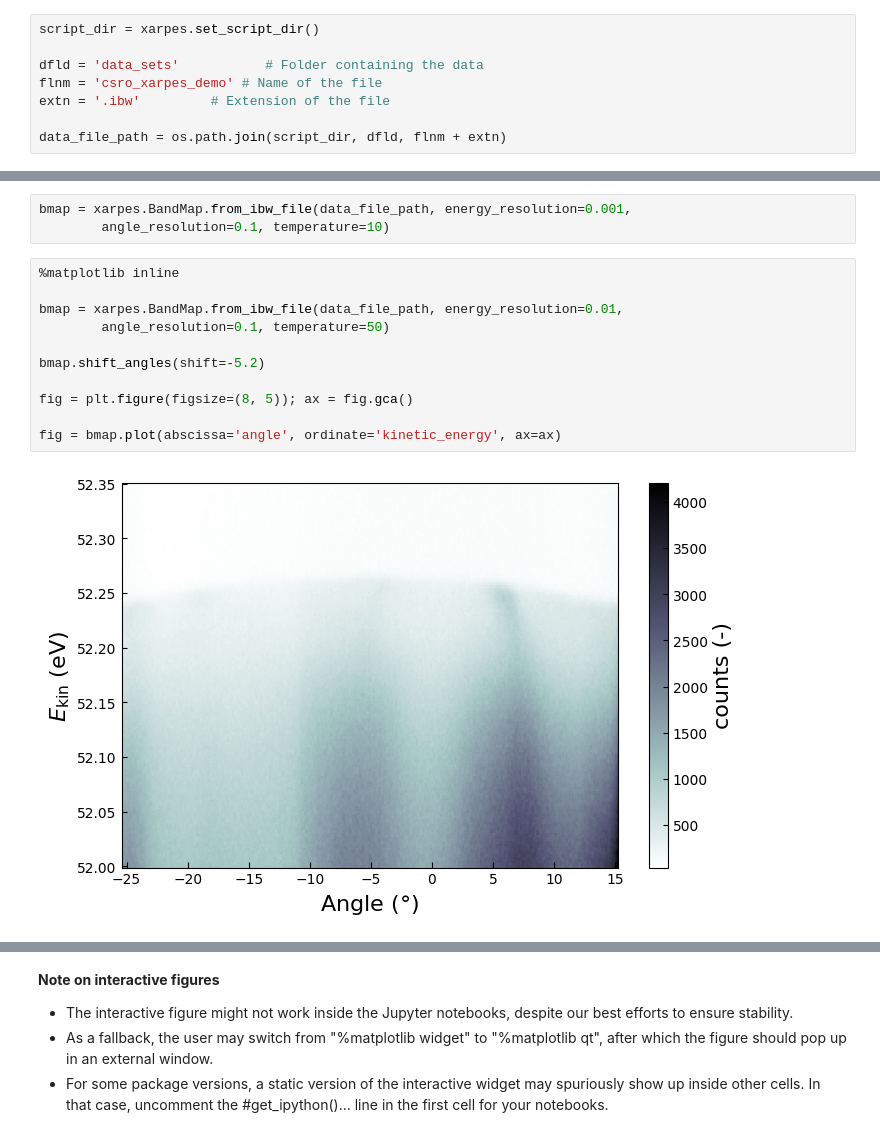
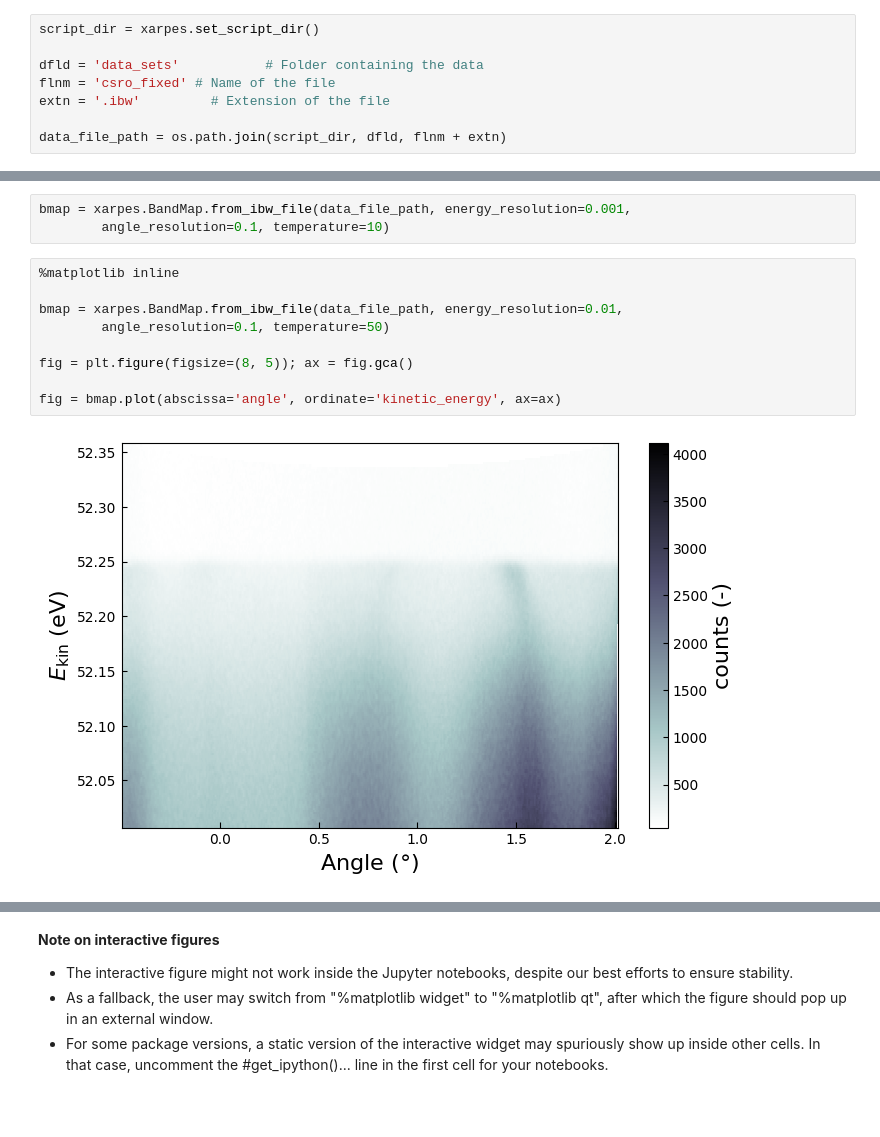
Before and after one commit to masaharutennis/xARPES, a Jupyter notebook: doc/notebooks/varification_csro.ipynb, the cells around one changed output, grey strips where cells are left out. Cells and saved outputs as stored; diff of their text form; blank space fills up the shorter version.

```diff
--- a/doc/notebooks/varification_csro.ipynb
+++ b/doc/notebooks/varification_csro.ipynb
@@ -21,7 +21,7 @@ xarpes.plot_settings('default')
 script_dir = xarpes.set_script_dir()
 
 dfld = 'data_sets'           # Folder containing the data
-flnm = 'csro_xarpes_demo' # Name of the file
+flnm = 'csro_fixed' # Name of the file
 extn = '.ibw'         # Extension of the file
 
 data_file_path = os.path.join(script_dir, dfld, flnm + extn)
@@ -35,16 +35,14 @@ bmap = xarpes.BandMap.from_ibw_file(data_file_path, energy_resolution=0.001,
 # %%
 %matplotlib inline
 
 bmap = xarpes.BandMap.from_ibw_file(data_file_path, energy_resolution=0.01,
         angle_resolution=0.1, temperature=50)
 
-bmap.shift_angles(shift=-5.2)
-
 fig = plt.figure(figsize=(8, 5)); ax = fig.gca()
 
 fig = bmap.plot(abscissa='angle', ordinate='kinetic_energy', ax=ax)
 # %% [output]
-[figure, old version]
+[figure, new version]
 # %%
 %matplotlib inline
 
```
Also changed, not shown: parts of 12 cells of this notebook, 4 other files.
